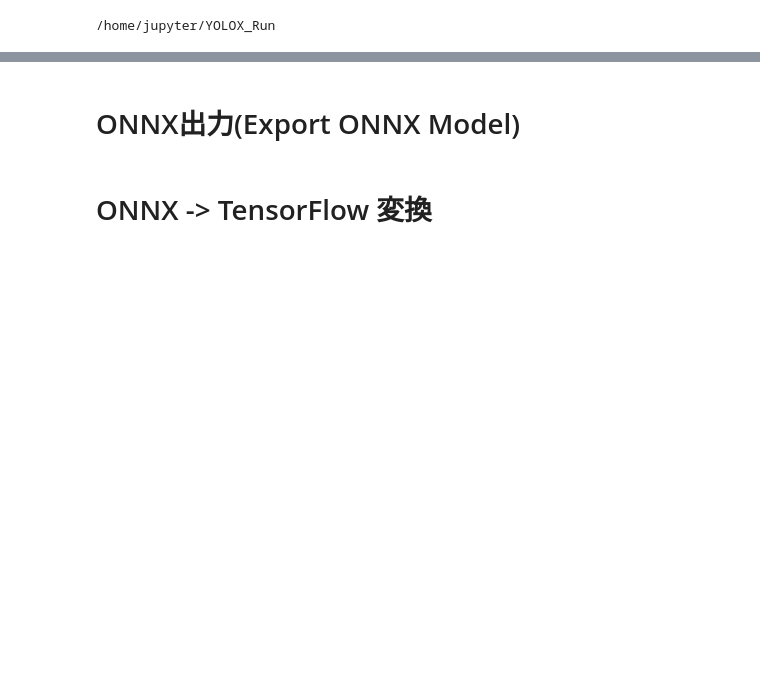
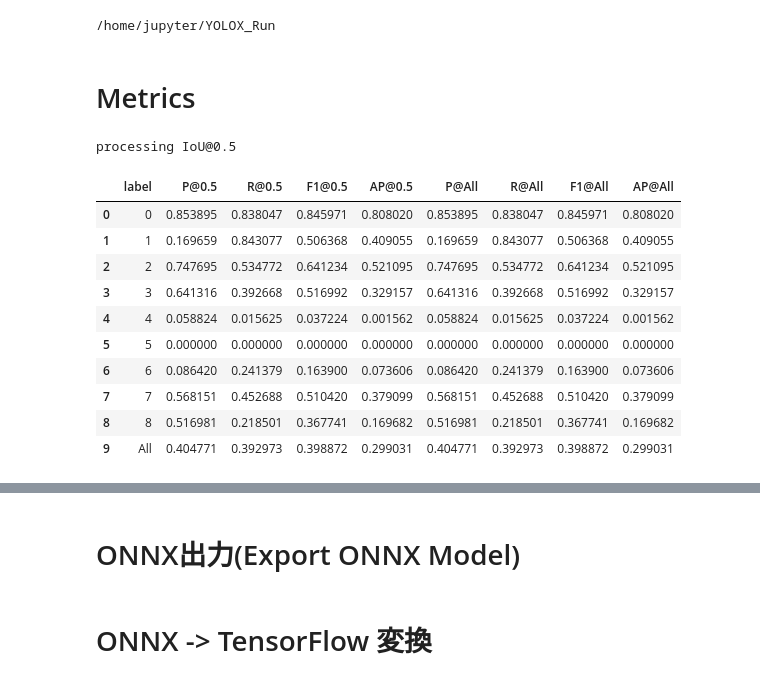
Before and after one commit to XINZHANG-ops/YOLOX_Run, a Jupyter notebook: YOLOX_Run.ipynb, the cells around one changed output, grey strips where cells are left out. Saved outputs shown, nothing was run; the diff lists cells and outputs as text; code cells hidden in the pictures; blank space fills up the shorter version.

```diff
--- a/YOLOX_Run.ipynb
+++ b/YOLOX_Run.ipynb
@@ -231,3 +233,28 @@ label_map = {'nl_0438': 0,
              'nl_0098': 8}
 # %%
 label_dict = convert(xml_dir, out_dir, label_map, True)
+# %% [markdown]
+# Metrics
+# %%
+from object_detect.metrics import label_metrics
+pred_txt_dir = 'YOLOX/YOLOX_outputs/nano/vis_res/2022_01_24_03_03_54/labels' # runs/detect/combined_yolo_cls/labels
+truth_txt_dir = 'linmao-test_txt/Annotations'
+lm = label_metrics(pred_txt_dir, truth_txt_dir)
+summary_df = lm.get_metrics(iou_thresholds=[0.5], interpolate_pr=True)
+# %% [output]
+processing IoU@0.5
+# %%
+summary_df.label = summary_df.label.replace(label_map)
+summary_df
+# %% [output]
+|  | label | P@0.5 | R@0.5 | F1@0.5 | AP@0.5 | P@All | R@All | F1@All | AP@All |
+| 0 | 0 | 0.853895 | 0.838047 | 0.845971 | 0.808020 | 0.853895 | 0.838047 | 0.845971 | 0.808020 |
+| 1 | 1 | 0.169659 | 0.843077 | 0.506368 | 0.409055 | 0.169659 | 0.843077 | 0.506368 | 0.409055 |
+| 2 | 2 | 0.747695 | 0.534772 | 0.641234 | 0.521095 | 0.747695 | 0.534772 | 0.641234 | 0.521095 |
+| 3 | 3 | 0.641316 | 0.392668 | 0.516992 | 0.329157 | 0.641316 | 0.392668 | 0.516992 | 0.329157 |
+| 4 | 4 | 0.058824 | 0.015625 | 0.037224 | 0.001562 | 0.058824 | 0.015625 | 0.037224 | 0.001562 |
+| 5 | 5 | 0.000000 | 0.000000 | 0.000000 | 0.000000 | 0.000000 | 0.000000 | 0.000000 | 0.000000 |
+| 6 | 6 | 0.086420 | 0.241379 | 0.163900 | 0.073606 | 0.086420 | 0.241379 | 0.163900 | 0.073606 |
+| 7 | 7 | 0.568151 | 0.452688 | 0.510420 | 0.379099 | 0.568151 | 0.452688 | 0.510420 | 0.379099 |
+| 8 | 8 | 0.516981 | 0.218501 | 0.367741 | 0.169682 | 0.516981 | 0.218501 | 0.367741 | 0.169682 |
+| 9 | All | 0.404771 | 0.392973 | 0.398872 | 0.299031 | 0.404771 | 0.392973 | 0.398872 | 0.299031 |
```
Also changed, not shown: parts of 6 cells of this notebook, 2 other files.
